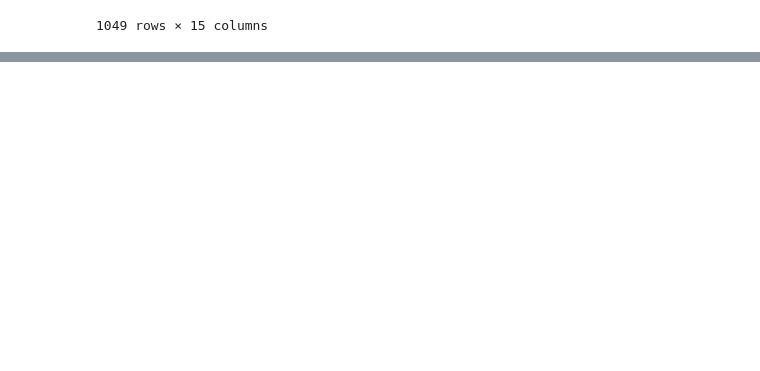
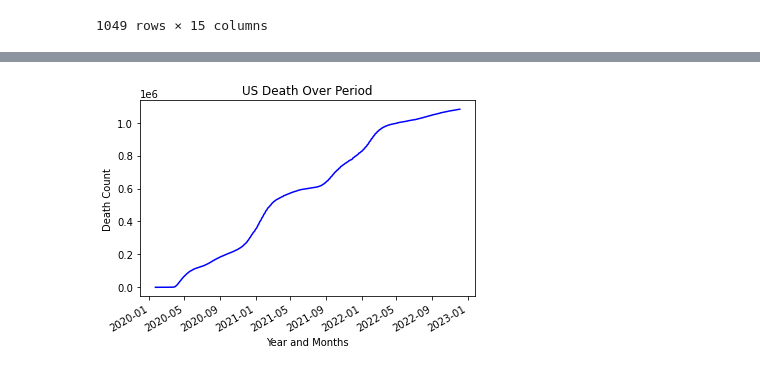
Before and after one commit to AIDA-Saskatchewan-polytechnic/Final_Project_by_Jeslin-Abitha, a Jupyter notebook: Final_Project.ipynb, the cells around one changed output, grey strips where cells are left out. Cells and saved outputs as stored; diff of their text form; code cells hidden in the pictures; blank space fills up the shorter version.

Commit message:
Graphs for COVID-19

```diff
--- a/Final_Project.ipynb
+++ b/Final_Project.ipynb
@@ -326,0 +341,12 @@ df_final
+# %%
+fig = plt.figure()
+plt.plot_date(df_final['date'],df_final['US Death Cases'],'b-')
+
+plt.title("US Death Over Period")
+plt.xlabel("Year and Months")
+plt.ylabel("Death Count")
+
+fig.autofmt_xdate()
+plt.show()
+# %% [output]
+[figure, added]
```
Also changed, not shown: parts of 5 cells of this notebook.
